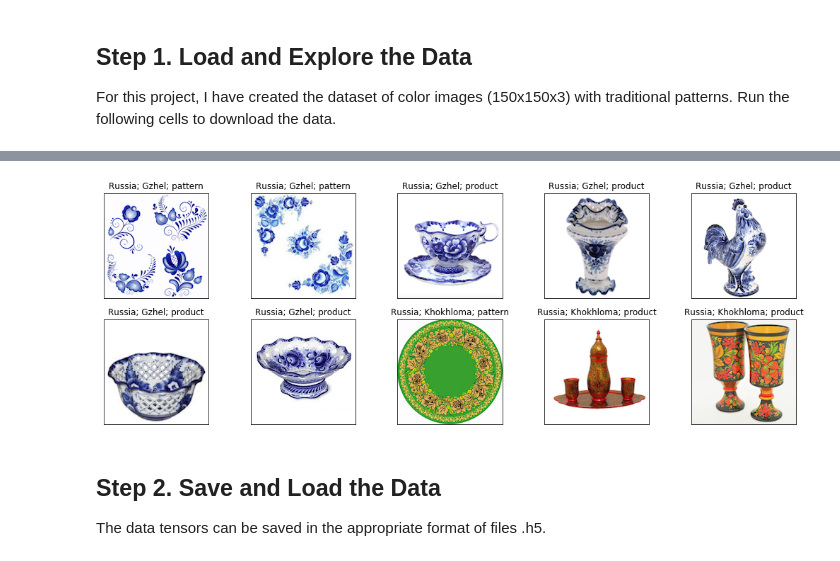
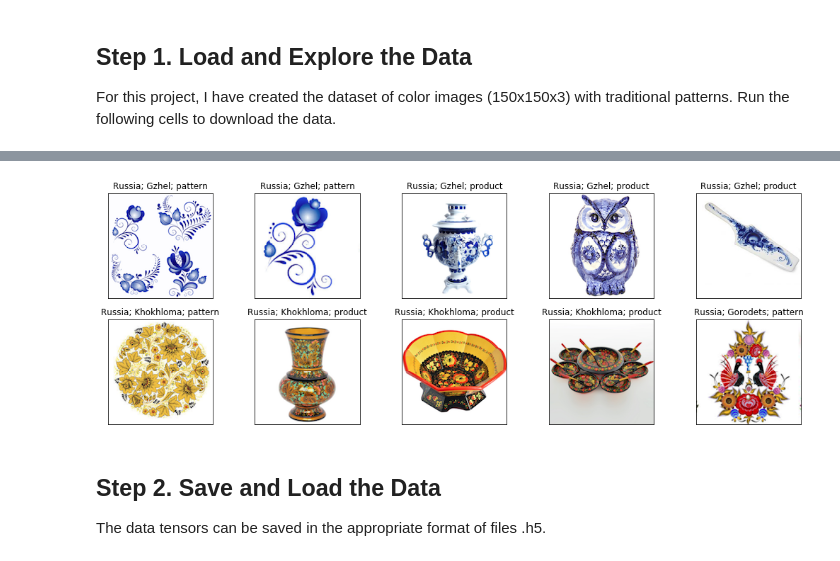
Before and after one commit to OlgaBelitskaya/deep_learning_projects, a Jupyter notebook: DL_PP5/DL_PP5_Solutions.ipynb, the cells around one changed output, grey strips where cells are left out. Drawn from its saved outputs; the diff is of its cells as text; code cells hidden in the pictures.

```diff
--- a/DL_PP5/DL_PP5_Solutions.ipynb
+++ b/DL_PP5/DL_PP5_Solutions.ipynb
@@ -138,17 +138,17 @@ Type shape: (154,)
 # %%
 hide_code
 # Read from files and display images using OpenCV
 def display_images(img_path, ax):
     img = cv2.imread("data/" + img_path)
     ax.imshow(cv2.cvtColor(img, cv2.COLOR_BGR2RGB))
 
 fig = plt.figure(figsize=(18, 6))
 for i in range(10):
     ax = fig.add_subplot(2, 5, i + 1, xticks=[], yticks=[],
-                         title=data['country'][i*12]+'; '+data['decor'][i*12]+'; '+data['type'][i*12])
-    display_images(files[i*12], ax)
+                         title=data['country'][i*18]+'; '+data['decor'][i*18]+'; '+data['type'][i*18])
+    display_images(files[i*18], ax)
 # %% [output]
-[figure, old version]
+[figure, new version]
 # %% [markdown]
 ## Step 2. Save and Load the Data
 The data tensors can be saved in the appropriate format of files .h5.
```
Also changed, not shown: parts of 8 cells of this notebook, 1 other file.
